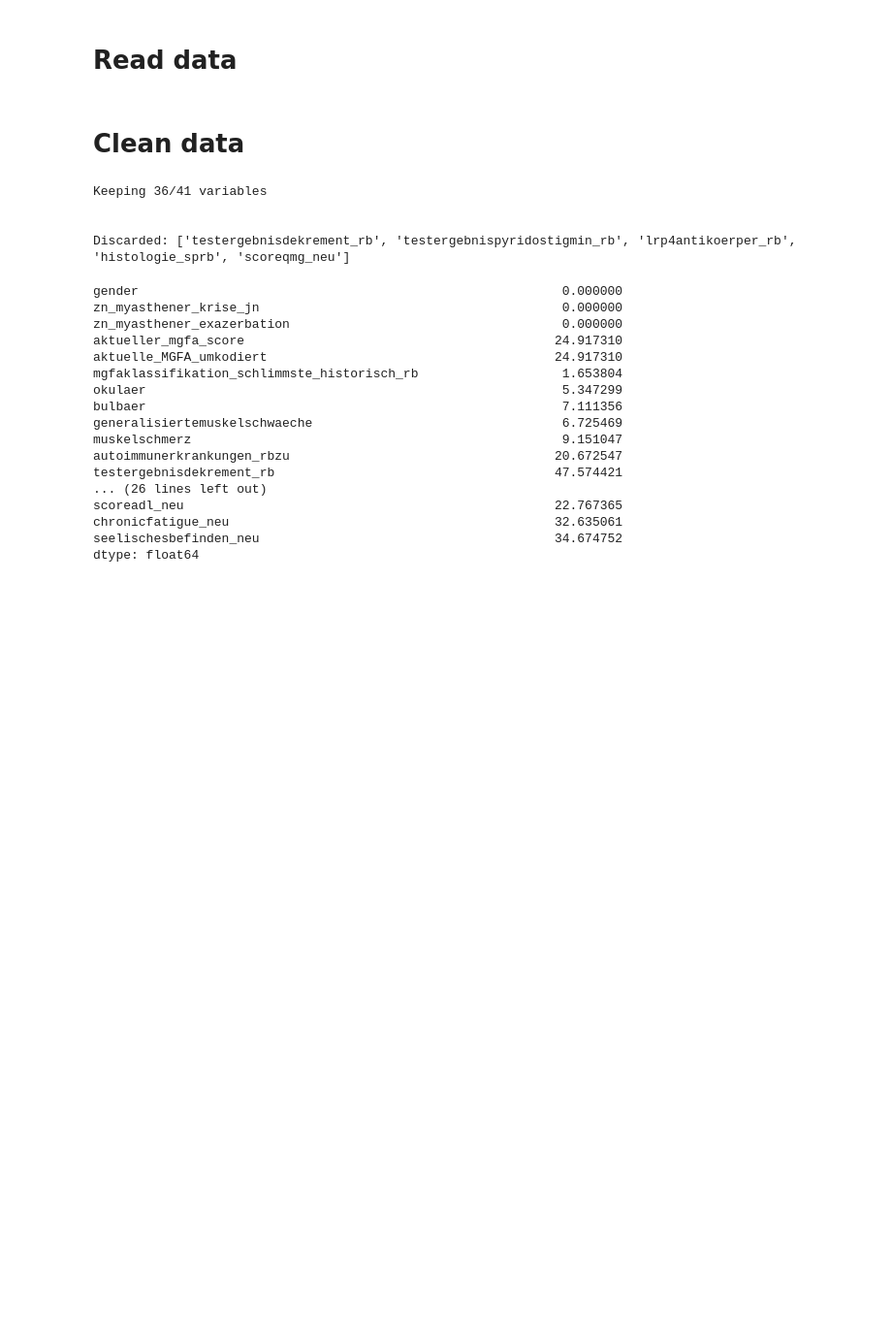
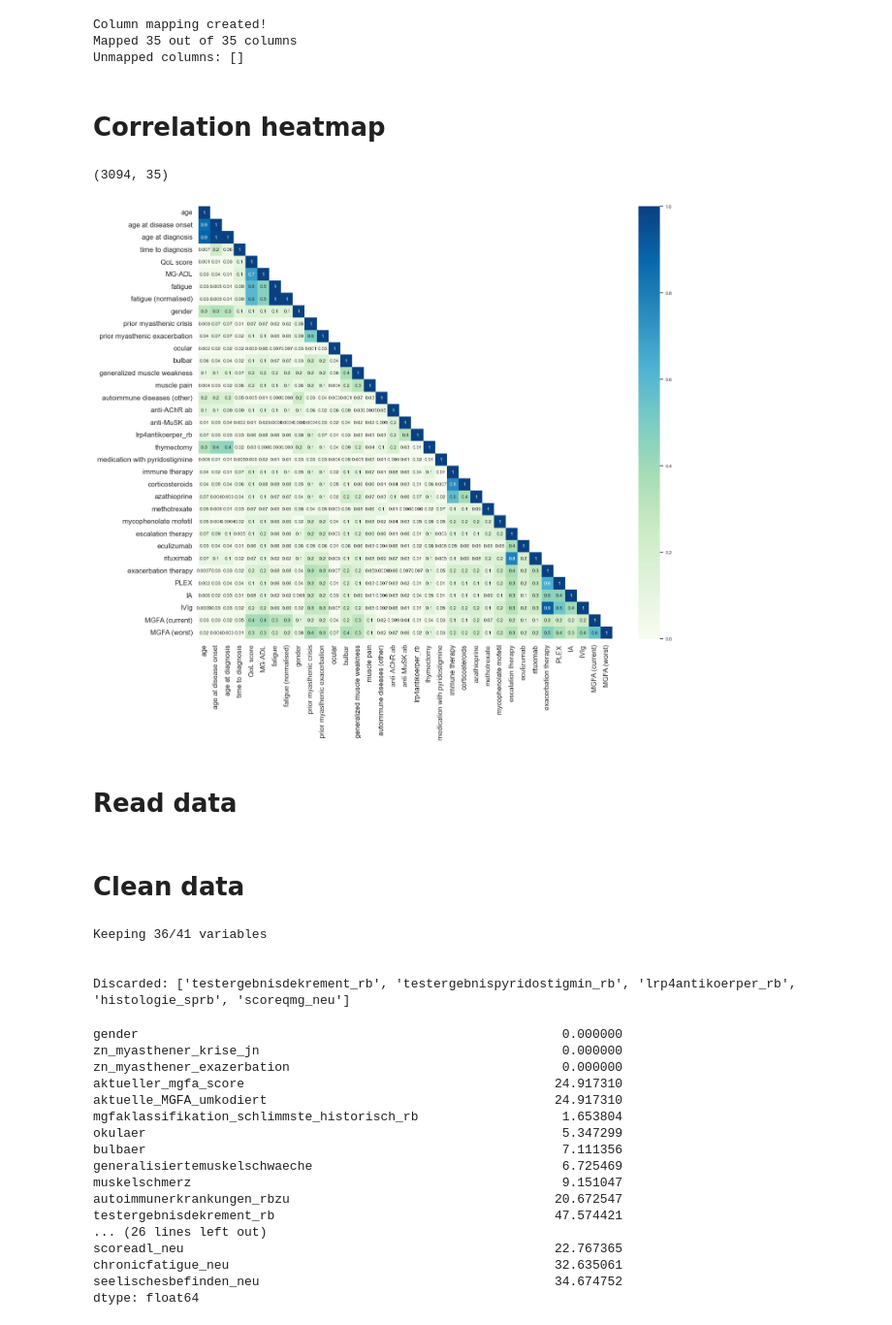
Before and after one commit to sonjakatz/myaReg-genderDifferences, a Jupyter notebook: scripts/00_preprocess_and_explore/10_correlations.ipynb, the cells around one changed output. Shown at 97% size. Cells and saved outputs as stored; diff of their text form; code cells hidden in the pictures; blank space fills up the shorter version.

Commit message:
preprocessed data and clustered

```diff
--- a/scripts/00_preprocess_and_explore/10_correlations.ipynb
+++ b/scripts/00_preprocess_and_explore/10_correlations.ipynb
@@ -7,6 +7,7 @@ import numpy as np
 import json
 import sys
 sys.path.append("../")
-PATH = "../../"
+PATH = "../.."
 
-from func_imputeScale import imputation_scaling
+from func_dimRed import func_dimRed, func_plot_dimRed
+from func_preprocess import read_data, subset_wo_missigness, remove_NA, parseVariables, clean_data, impute_scale
@@ -13,3 +75,76 @@ from func_imputeScale import imputation_scaling
+# %%
+# Dictionary mapping column names to readable variable names
+column_mapping = {
+    'gender': 'gender',
+    'age_erstmanifestation': 'age at disease onset',
+    'achrak_rb': 'anti-AChR ab',
+    'antimuskak_rb': 'anti-MuSK ab',
+    'autoimmunerkrankungen_rbzu': 'autoimmune diseases (other)',
+    'scoreadl_neu': 'MG-ADL',
+    'mgfaklassifikation_schlimmste_historisch_rb': 'MGFA (worst)',
+    'aktueller_mgfa_score': 'MGFA (current)',
+    'muskelschmerz': 'muscle pain',
+    'Diagnosedauer': 'time to diagnosis',
+    'pyridostigmin_sprb': 'medication with pyridostigmine',
+    'thymektomie_gr': 'thymectomy',
+    'immuntherapie_grrb': 'immune therapy',
+    'eskalationstherapiebeitherapierefraktaerermyasthenie_grrb': 'escalation therapy',
+    'exazerbationstherapie_grrb': 'exacerbation therapy',
+    'okulaer': 'ocular',
+    'bulbaer': 'bulbar',
+    'generalisiertemuskelschwaeche': 'generalized muscle weakness',
+    'chronicfatigue_neu': 'fatigue',
+    'seelischesbefinden_neu': 'HADS',
+    'zn_myasthener_exazerbation': 'prior myasthenic exacerbation',
+    'zn_myasthener_krise_jn': 'prior myasthenic crisis',
+    'kortison_sprb': 'corticosteroids',
+    'azathioprin_sprb': 'azathioprine',
+    'mycophenolatmofetil_sprb': 'mycophenolate mofetil',
+    'methotrexatfolsauure_sprb': 'methotrexate',
+    'eculizumab_sprb': 'eculizumab',
+    'rituximab_sprb': 'rituximab',
+    'ivig_sprb': 'IVIg',
+    'plasmapherese_sprb': 'PLEX',
+    'immunadsorption_sprb': 'IA',
+    # Variables not in your list but present in the dataset:
+    'age': 'age',  # current age (different from age at onset)
+    'age_bei_diagnose': 'age at diagnosis',  # age at diagnosis
+    'scoreqol_neu': 'QoL score',  # quality of life score
+    'chronicfatigue_normalised': 'fatigue (normalised)'  # normalized chronic fatigue score
+}
+
+print("Column mapping created!")
+print(f"Mapped {len([v for v in column_mapping.values() if v])} out of {len(df_imputedScaled.columns)} columns")
+print(f"Unmapped columns: {[k for k, v in column_mapping.items() if not v]}")
+# %% [output]
+Column mapping created!
+Mapped 35 out of 35 columns
+Unmapped columns: []
+# %% [markdown]
+# Correlation heatmap
+# %%
+print(df_imputedScaled.shape)
+# %% [output]
+(3094, 35)
+# %%
+sns.set_theme(style="white", font_scale=.7)
+
+df_imputedScaled = df_imputedScaled.rename(columns=column_mapping)
+
+crossCorr = abs(df_imputedScaled.corr())
+fig, ax = plt.subplots(figsize=(15,13))
+mask = np.triu(crossCorr, k=1)
+sns.heatmap(data=crossCorr,  vmin=0, vmax=1, fmt='.1g', xticklabels=True, yticklabels=True, cmap="GnBu", ax=ax, annot=True, linewidth=0, linecolor='darkgrey', mask=mask)
+# Set larger font size for x-axis tick labels
+ax.tick_params(axis='x', labelsize=12)
+ax.tick_params(axis='y', labelsize=12)
+plt.tight_layout()
+plt.show()
+
+fig.savefig(f"{PATH}/figures/publication/correlation_heatmap.png", dpi=600)
+fig.savefig(f"{PATH}/figures/publication/correlation_heatmap.pdf", dpi=600)
+# %% [output]
+[figure, added]
 # %% [markdown]
 # Read data
 # %%
```
Also changed, not shown: parts of 1 cell of this notebook, 8 other files.
